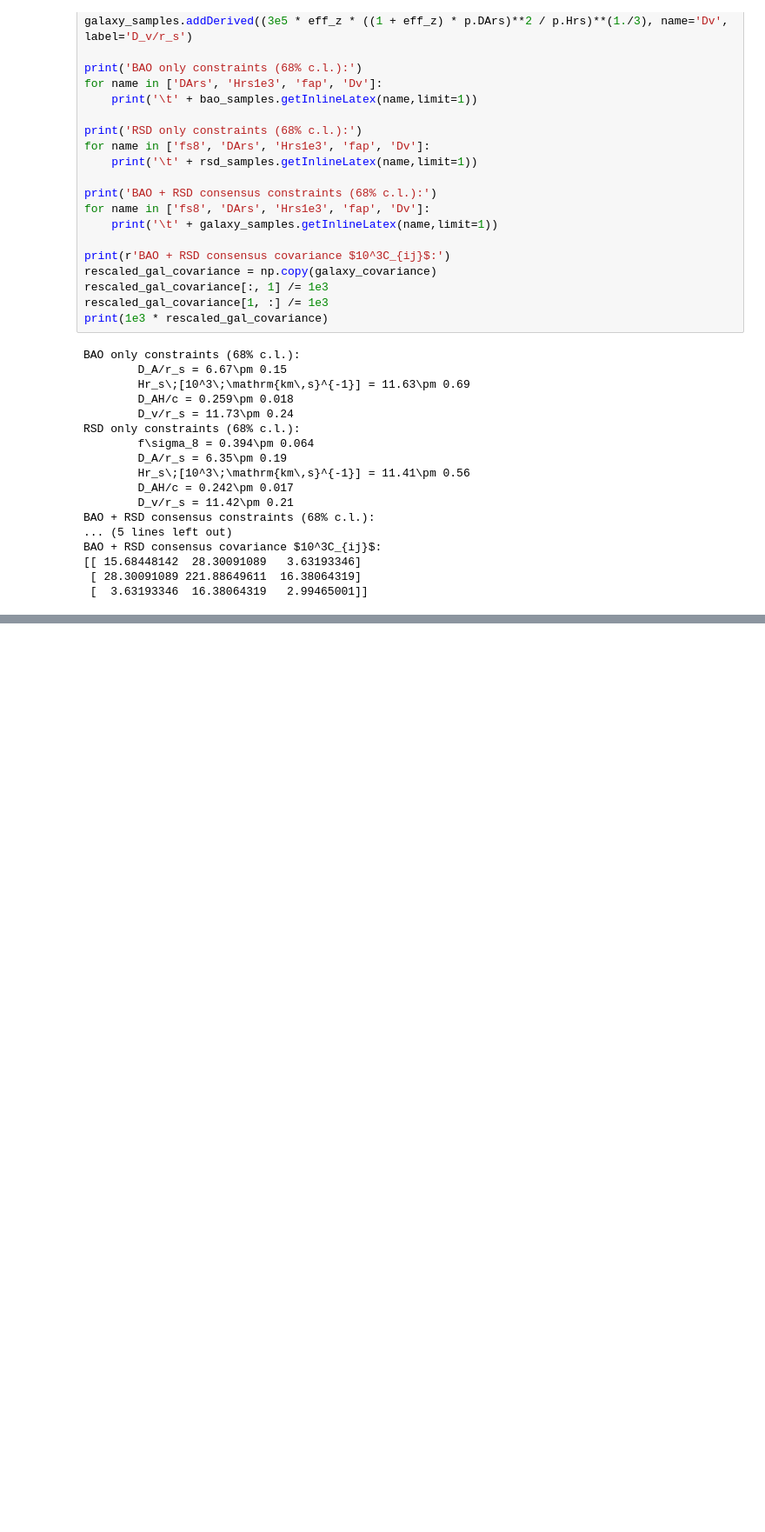
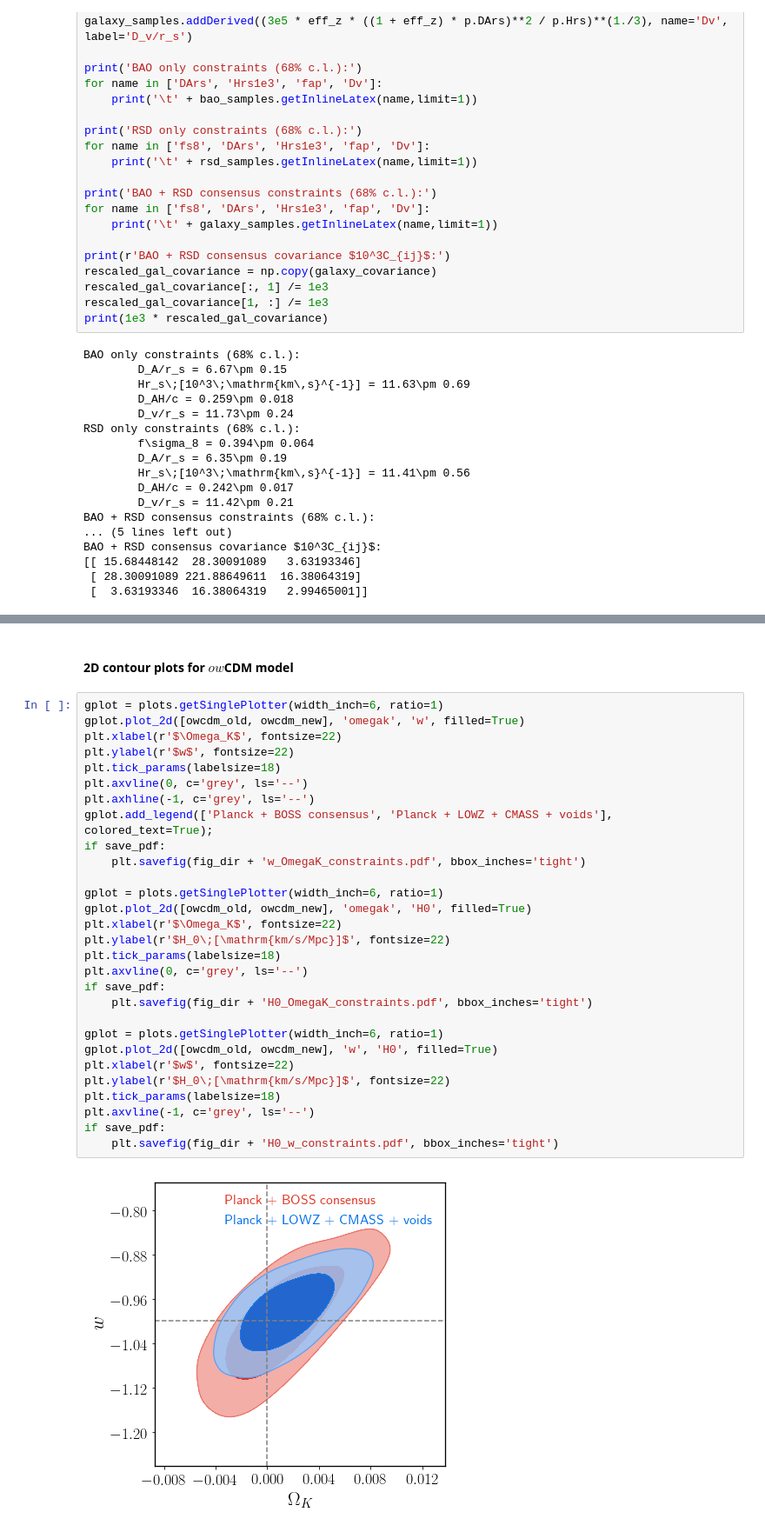
Before and after one commit to seshnadathur/victor, a Jupyter notebook: void-cosmo-fitter.ipynb, the cells around one changed output, grey strips where cells are left out. Shown at 87% size. Drawn from its saved outputs; the diff is of its cells as text; blank space fills up the shorter version.

```diff
--- a/void-cosmo-fitter.ipynb
+++ b/void-cosmo-fitter.ipynb
@@ -1219,0 +1314,33 @@ BAO + RSD consensus covariance $10^3C_{ij}$:
+# %% [markdown]
+#### 2D contour plots for $ow$CDM model
+# %%
+gplot = plots.getSinglePlotter(width_inch=6, ratio=1)
+gplot.plot_2d([owcdm_old, owcdm_new], 'omegak', 'w', filled=True)
+plt.xlabel(r'$\Omega_K$', fontsize=22)
+plt.ylabel(r'$w$', fontsize=22)
+plt.tick_params(labelsize=18)
+plt.axvline(0, c='grey', ls='--')
+plt.axhline(-1, c='grey', ls='--')
+gplot.add_legend(['Planck + BOSS consensus', 'Planck + LOWZ + CMASS + voids'], colored_text=True);
+if save_pdf:
+    plt.savefig(fig_dir + 'w_OmegaK_constraints.pdf', bbox_inches='tight')
+
+gplot = plots.getSinglePlotter(width_inch=6, ratio=1)
+gplot.plot_2d([owcdm_old, owcdm_new], 'omegak', 'H0', filled=True)
+plt.xlabel(r'$\Omega_K$', fontsize=22)
+plt.ylabel(r'$H_0\;[\mathrm{km/s/Mpc}]$', fontsize=22)
+plt.tick_params(labelsize=18)
+plt.axvline(0, c='grey', ls='--')
+if save_pdf:
+    plt.savefig(fig_dir + 'H0_OmegaK_constraints.pdf', bbox_inches='tight')
+
+gplot = plots.getSinglePlotter(width_inch=6, ratio=1)
+gplot.plot_2d([owcdm_old, owcdm_new], 'w', 'H0', filled=True)
+plt.xlabel(r'$w$', fontsize=22)
+plt.ylabel(r'$H_0\;[\mathrm{km/s/Mpc}]$', fontsize=22)
+plt.tick_params(labelsize=18)
+plt.axvline(-1, c='grey', ls='--')
+if save_pdf:
+    plt.savefig(fig_dir + 'H0_w_constraints.pdf', bbox_inches='tight')
+# %% [output]
+[figure, added]
```
Also changed, not shown: parts of 11 cells of this notebook.
